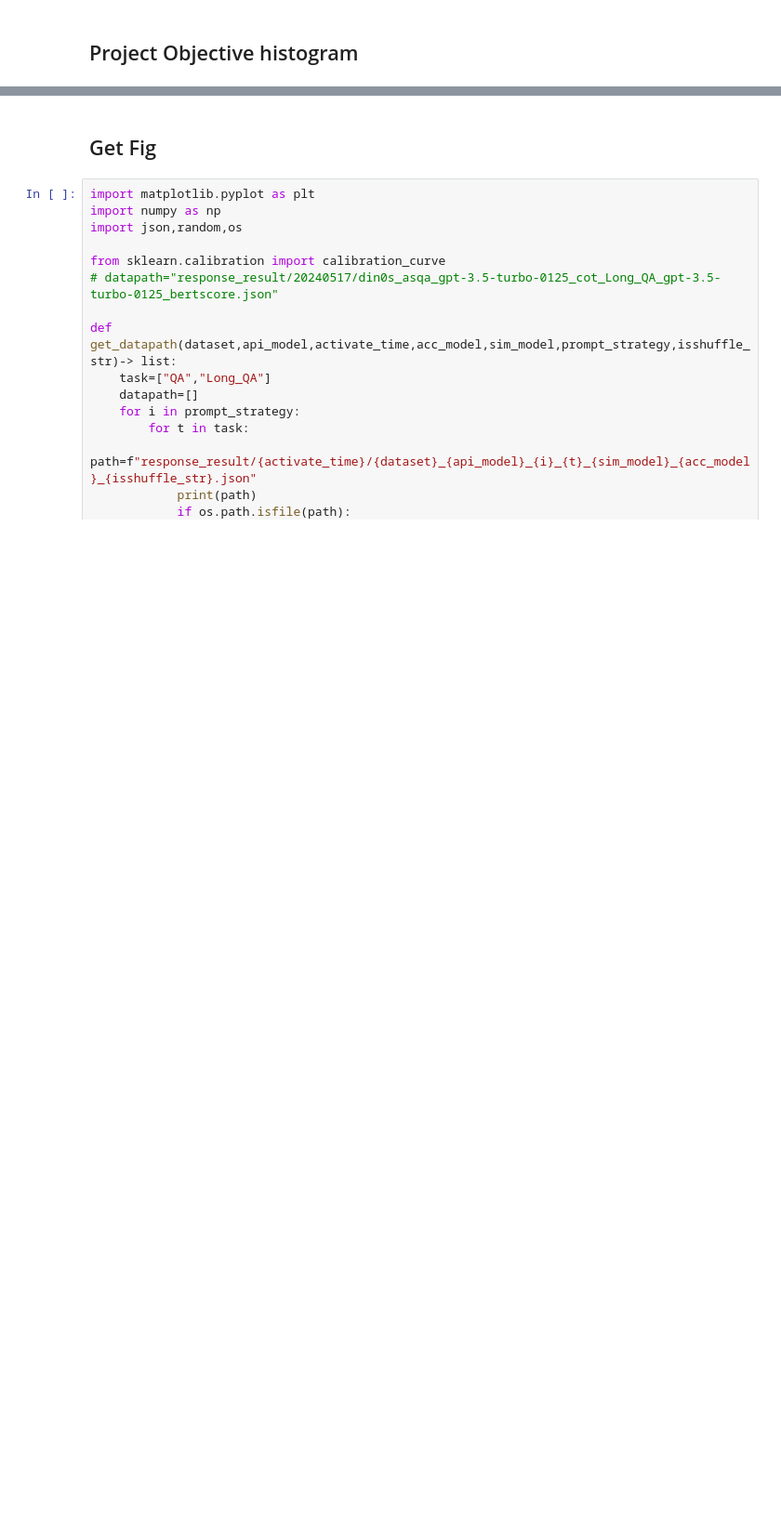
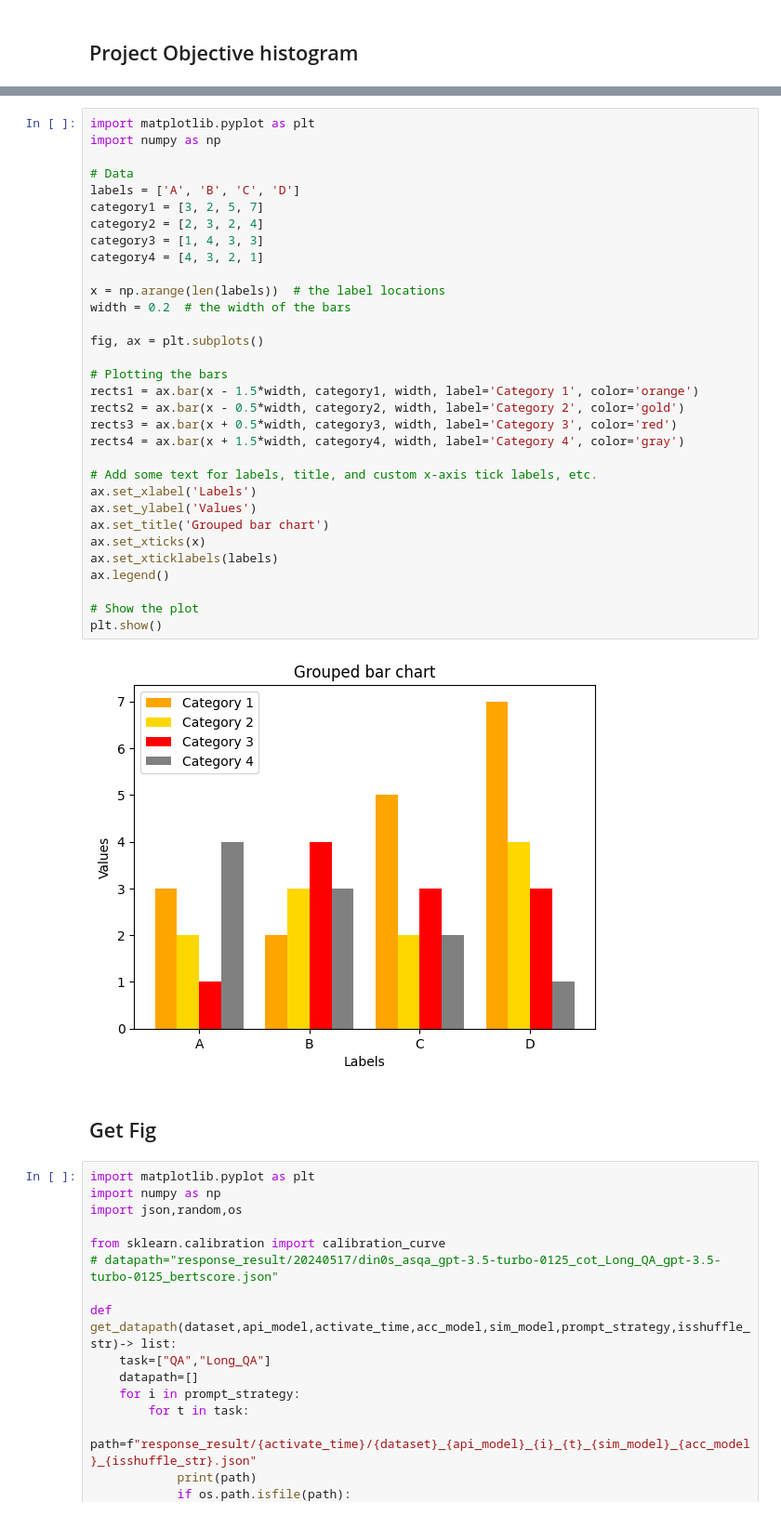
Before and after one commit to Qmaoboy/Confidence-is-all-you-need, a Jupyter notebook: pre_experiment.ipynb, the cells around one changed output, grey strips where cells are left out. Shown at 93% size. Saved outputs shown, nothing was run; the diff lists cells and outputs as text; blank space fills up the shorter version.

```diff
--- a/pre_experiment.ipynb
+++ b/pre_experiment.ipynb
@@ -579,3 +642,37 @@ triviaQA {'vanilla': {'ECE': 0.3221059516023719, 'ECE_PACE': 0.22344758071984785
+# %%
+import matplotlib.pyplot as plt
+import numpy as np
+
+# Data
+labels = ['A', 'B', 'C', 'D']
+category1 = [3, 2, 5, 7]
+category2 = [2, 3, 2, 4]
+category3 = [1, 4, 3, 3]
+category4 = [4, 3, 2, 1]
+
+x = np.arange(len(labels))  # the label locations
+width = 0.2  # the width of the bars
+
+fig, ax = plt.subplots()
+
+# Plotting the bars
+rects1 = ax.bar(x - 1.5*width, category1, width, label='Category 1', color='orange')
+rects2 = ax.bar(x - 0.5*width, category2, width, label='Category 2', color='gold')
+rects3 = ax.bar(x + 0.5*width, category3, width, label='Category 3', color='red')
+rects4 = ax.bar(x + 1.5*width, category4, width, label='Category 4', color='gray')
+
+# Add some text for labels, title, and custom x-axis tick labels, etc.
+ax.set_xlabel('Labels')
+ax.set_ylabel('Values')
+ax.set_title('Grouped bar chart')
+ax.set_xticks(x)
+ax.set_xticklabels(labels)
+ax.legend()
+
+# Show the plot
+plt.show()
+# %% [output]
+[figure, added]
 # %% [markdown]
 ## Get Fig
 # %%
```
Also changed, not shown: parts of 9 cells of this notebook, 5 other files.
